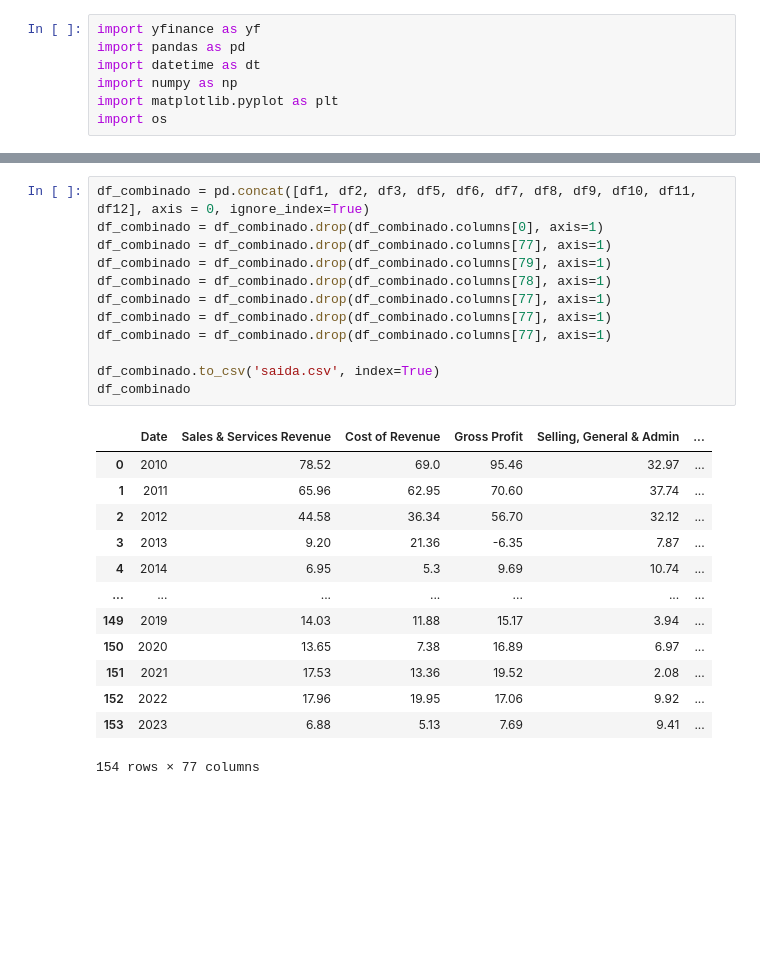
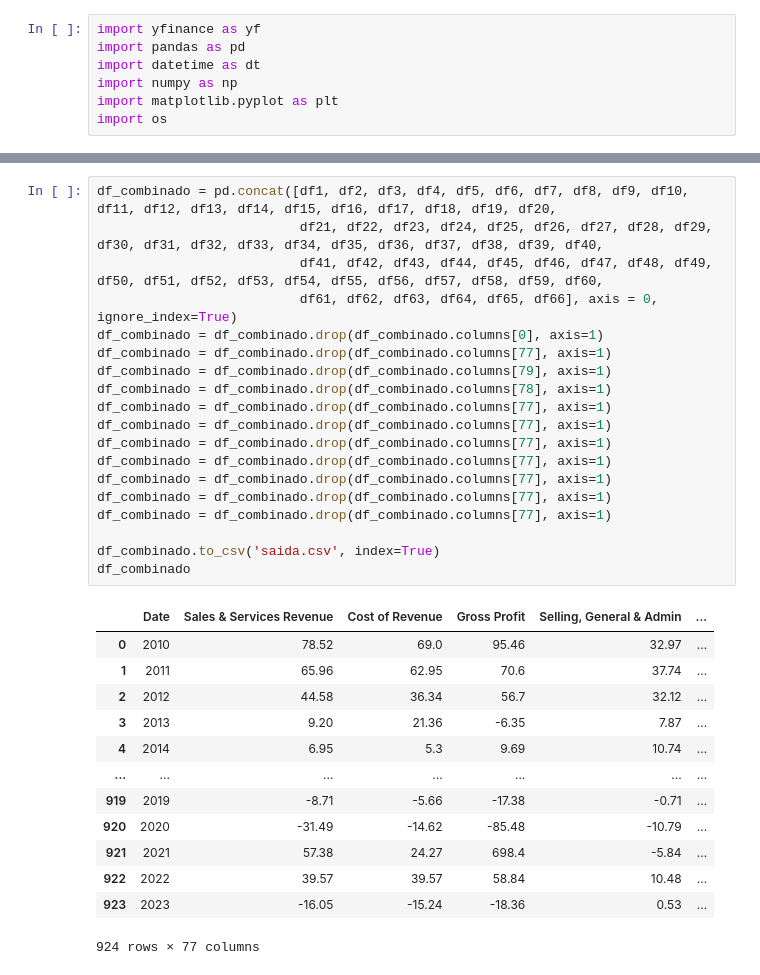
Before and after one commit to JoaoDelVecchio/PO-233-Aprendizado-de-Maquina, a Jupyter notebook: Coleta de dados/Agrupamento.ipynb, the cells around one changed output, grey strips where cells are left out. Cells and saved outputs as stored; diff of their text form; blank space fills up the shorter version.

```diff
--- a/Coleta de dados/Agrupamento.ipynb
+++ b/Coleta de dados/Agrupamento.ipynb
@@ -40,26 +75,33 @@ df5
 # %%
-df_combinado = pd.concat([df1, df2, df3, df5, df6, df7, df8, df9, df10, df11, df12], axis = 0, ignore_index=True)
+df_combinado = pd.concat([df1, df2, df3, df4, df5, df6, df7, df8, df9, df10, df11, df12, df13, df14, df15, df16, df17, df18, df19, df20,
+                          df21, df22, df23, df24, df25, df26, df27, df28, df29, df30, df31, df32, df33, df34, df35, df36, df37, df38, df39, df40,
+                          df41, df42, df43, df44, df45, df46, df47, df48, df49, df50, df51, df52, df53, df54, df55, df56, df57, df58, df59, df60,
+                          df61, df62, df63, df64, df65, df66], axis = 0, ignore_index=True)
 df_combinado = df_combinado.drop(df_combinado.columns[0], axis=1)
 df_combinado = df_combinado.drop(df_combinado.columns[77], axis=1)
 df_combinado = df_combinado.drop(df_combinado.columns[79], axis=1)
 df_combinado = df_combinado.drop(df_combinado.columns[78], axis=1)
 df_combinado = df_combinado.drop(df_combinado.columns[77], axis=1)
 df_combinado = df_combinado.drop(df_combinado.columns[77], axis=1)
 df_combinado = df_combinado.drop(df_combinado.columns[77], axis=1)
+df_combinado = df_combinado.drop(df_combinado.columns[77], axis=1)
+df_combinado = df_combinado.drop(df_combinado.columns[77], axis=1)
+df_combinado = df_combinado.drop(df_combinado.columns[77], axis=1)
+df_combinado = df_combinado.drop(df_combinado.columns[77], axis=1)
 
 df_combinado.to_csv('saida.csv', index=True)
 df_combinado
 # %% [output]
 |  | Date | Sales & Services Revenue | Cost of Revenue | Gross Profit | Selling, General & Admin | ... |
 | 0 | 2010 | 78.52 | 69.0 | 95.46 | 32.97 | ... |
-| 1 | 2011 | 65.96 | 62.95 | 70.60 | 37.74 | ... |
-| 2 | 2012 | 44.58 | 36.34 | 56.70 | 32.12 | ... |
+| 1 | 2011 | 65.96 | 62.95 | 70.6 | 37.74 | ... |
+| 2 | 2012 | 44.58 | 36.34 | 56.7 | 32.12 | ... |
 | 3 | 2013 | 9.20 | 21.36 | -6.35 | 7.87 | ... |
 | 4 | 2014 | 6.95 | 5.3 | 9.69 | 10.74 | ... |
 | ... | ... | ... | ... | ... | ... | ... |
-| 149 | 2019 | 14.03 | 11.88 | 15.17 | 3.94 | ... |
-| 150 | 2020 | 13.65 | 7.38 | 16.89 | 6.97 | ... |
-| 151 | 2021 | 17.53 | 13.36 | 19.52 | 2.08 | ... |
-| 152 | 2022 | 17.96 | 19.95 | 17.06 | 9.92 | ... |
-| 153 | 2023 | 6.88 | 5.13 | 7.69 | 9.41 | ... |
+| 919 | 2019 | -8.71 | -5.66 | -17.38 | -0.71 | ... |
+| 920 | 2020 | -31.49 | -14.62 | -85.48 | -10.79 | ... |
+| 921 | 2021 | 57.38 | 24.27 | 698.4 | -5.84 | ... |
+| 922 | 2022 | 39.57 | 39.57 | 58.84 | 10.48 | ... |
+| 923 | 2023 | -16.05 | -15.24 | -18.36 | 0.53 | ... |
-154 rows × 77 columns
+924 rows × 77 columns
```
Also changed, not shown: parts of 1 cell of this notebook, 7 other files.
